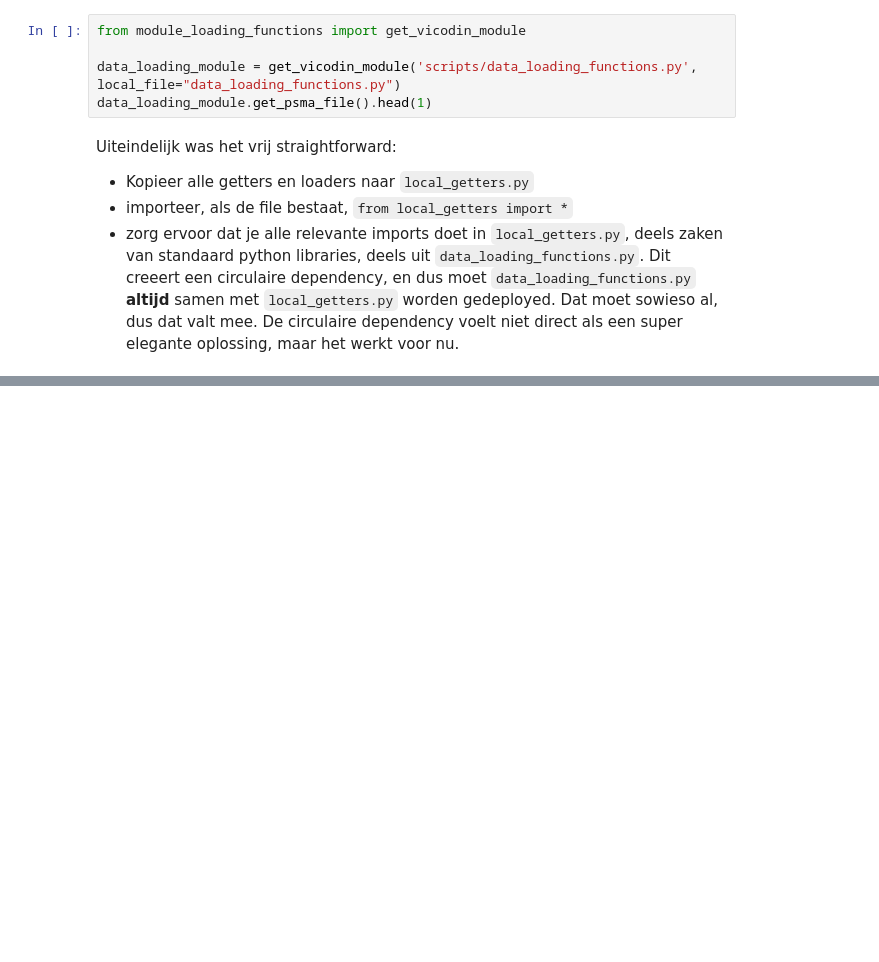
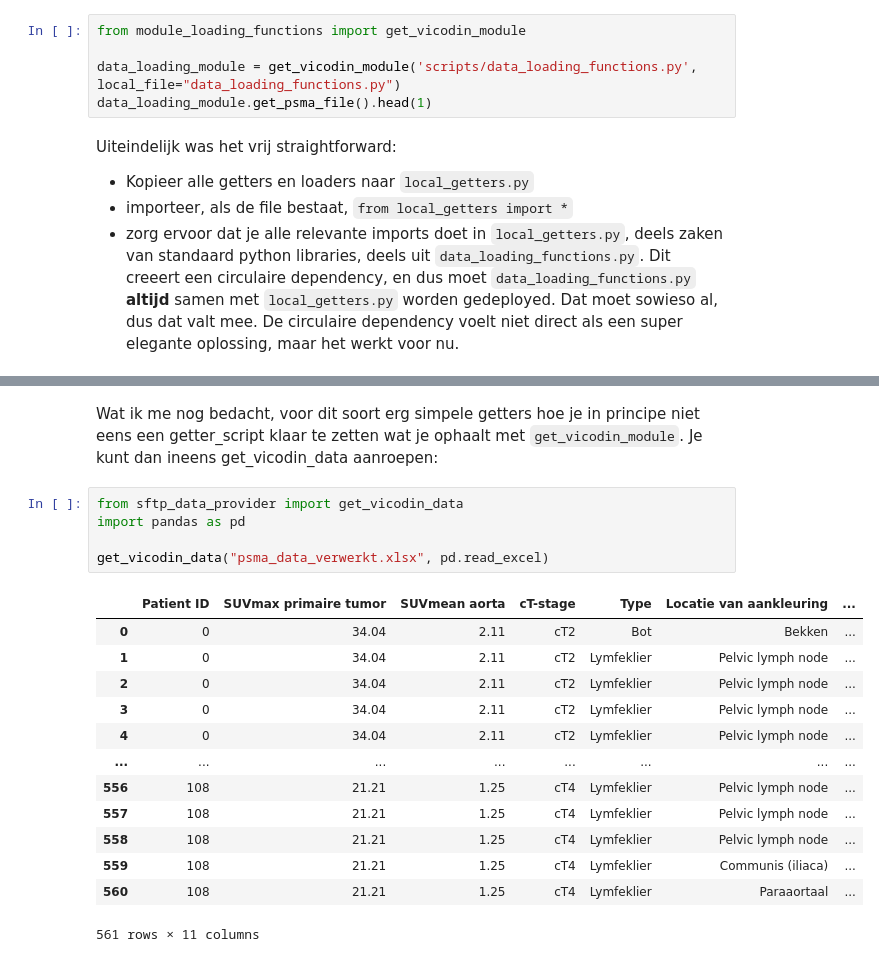
Before and after one commit to ictinnovaties-zorg/sftp_data_provider, a Jupyter notebook: labbook.ipynb, the cells around one changed output, grey strips where cells are left out. Cells and saved outputs as stored; diff of their text form; blank space fills up the shorter version.

```diff
--- a/labbook.ipynb
+++ b/labbook.ipynb
@@ -458,0 +521,21 @@ Uiteindelijk was het vrij straightforward:
+# %% [markdown]
+Wat ik me nog bedacht, voor dit soort erg simpele getters hoe je in principe niet eens een getter_script klaar te zetten wat je ophaalt met `get_vicodin_module`. Je kunt dan ineens get_vicodin_data aanroepen:
+# %%
+from sftp_data_provider import get_vicodin_data
+import pandas as pd
+
+get_vicodin_data("psma_data_verwerkt.xlsx", pd.read_excel)
+# %% [output]
+|  | Patient ID | SUVmax primaire tumor | SUVmean aorta | cT-stage | Type | Locatie van aankleuring | ... |
+| 0 | 0 | 34.04 | 2.11 | cT2 | Bot | Bekken | ... |
+| 1 | 0 | 34.04 | 2.11 | cT2 | Lymfeklier | Pelvic lymph node | ... |
+| 2 | 0 | 34.04 | 2.11 | cT2 | Lymfeklier | Pelvic lymph node | ... |
+| 3 | 0 | 34.04 | 2.11 | cT2 | Lymfeklier | Pelvic lymph node | ... |
+| 4 | 0 | 34.04 | 2.11 | cT2 | Lymfeklier | Pelvic lymph node | ... |
+| ... | ... | ... | ... | ... | ... | ... | ... |
+| 556 | 108 | 21.21 | 1.25 | cT4 | Lymfeklier | Pelvic lymph node | ... |
+| 557 | 108 | 21.21 | 1.25 | cT4 | Lymfeklier | Pelvic lymph node | ... |
+| 558 | 108 | 21.21 | 1.25 | cT4 | Lymfeklier | Pelvic lymph node | ... |
+| 559 | 108 | 21.21 | 1.25 | cT4 | Lymfeklier | Communis (iliaca) | ... |
+| 560 | 108 | 21.21 | 1.25 | cT4 | Lymfeklier | Paraaortaal | ... |
+561 rows × 11 columns
```
Also changed, not shown: parts of 7 cells of this notebook, 11 other files.
